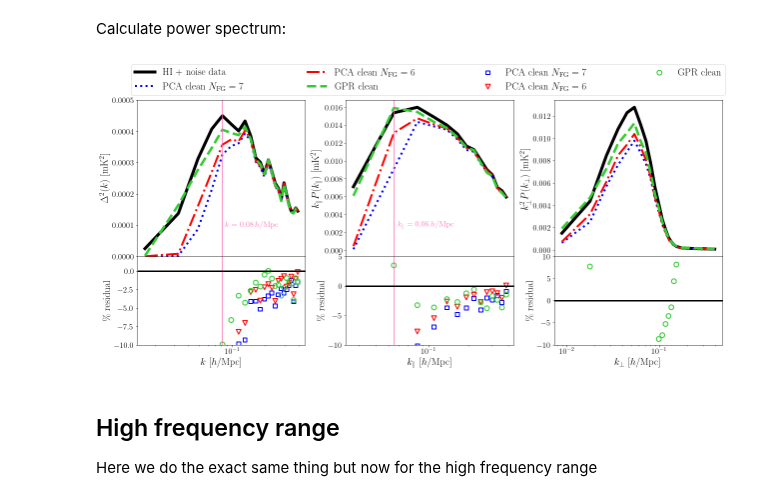
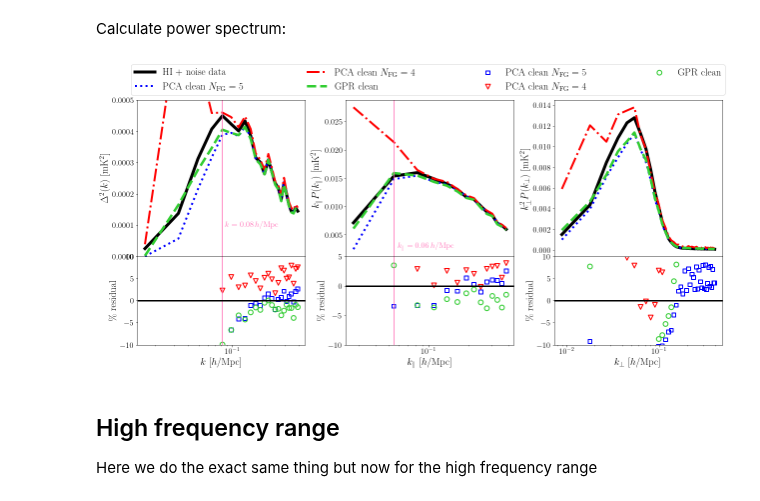
Before and after one commit to paulassoares/gpr4im, a Jupyter notebook: Jupyter Notebooks/Reproducible paper plots/With polarisation (bandwidth and redshift dependence).ipynb, the cells around one changed output. Cells and saved outputs as stored; diff of their text form; code cells hidden in the pictures.

Commit message:
changes to paper plots

```diff
--- a/Jupyter Notebooks/Reproducible paper plots/With polarisation (bandwidth and redshift dependence).ipynb
+++ b/Jupyter Notebooks/Reproducible paper plots/With polarisation (bandwidth and redshift dependence).ipynb
@@ -29,8 +29,8 @@ multinest = multinest_results.wpol_lofreq
 # %% [markdown]
 PCA foreground removal:
 # %%
-pca_res6 = fg.PCAclean(FGwpol_HI_noise_data, N_FG=6)[0]
-pca_res7 = fg.PCAclean(FGwpol_HI_noise_data, N_FG=7)[0]
+pca_res4 = fg.PCAclean(FGwpol_HI_noise_data, N_FG=4)[0]
+pca_res5 = fg.PCAclean(FGwpol_HI_noise_data, N_FG=5)[0]
 # %%
 kern_smooth = GPy.kern.RBF(1, variance = multinest.rbf1_var, lengthscale = multinest.rbf1_len)
 kern_pol = GPy.kern.RBF(1, variance = multinest.rbf2_var, lengthscale = multinest.rbf2_len)
@@ -95,8 +95,8 @@ HI_pk = pk.getpk(HI_noise_data,w,W,nx,ny,nz,lx,ly,lz,kbins)[0]
 # residual power spectrum from GPR:
 GPR_pk = pk.getpk(gpr_result.res,w,W,nx,ny,nz,lx,ly,lz,kbins)[0]
 # residual power spectrum from PCA:
-PCA7_pk = pk.getpk(pca_res7,w,W,nx,ny,nz,lx,ly,lz,kbins)[0]
-PCA6_pk = pk.getpk(pca_res6,w,W,nx,ny,nz,lx,ly,lz,kbins)[0]
+PCA5_pk = pk.getpk(pca_res5,w,W,nx,ny,nz,lx,ly,lz,kbins)[0]
+PCA4_pk = pk.getpk(pca_res4,w,W,nx,ny,nz,lx,ly,lz,kbins)[0]
 
 # radial power spectrum:
 
@@ -105,8 +105,8 @@ HI_pk_para = pk.ParaPk(HI_noise_data, nx, ny, nz, lx, ly, lz, kbins_par, w, W)[0
 # residual power spectrum from GPR:
 GPR_pk_para = pk.ParaPk(gpr_result.res, nx, ny, nz, lx, ly, lz, kbins_par, w, W)[0]
 # residual power spectrum from PCA:
-PCA7_pk_para = pk.ParaPk(pca_res7, nx, ny, nz, lx, ly, lz, kbins_par, w, W)[0]
-PCA6_pk_para = pk.ParaPk(pca_res6, nx, ny, nz, lx, ly, lz, kbins_par, w, W)[0]
+PCA5_pk_para = pk.ParaPk(pca_res5, nx, ny, nz, lx, ly, lz, kbins_par, w, W)[0]
+PCA4_pk_para = pk.ParaPk(pca_res4, nx, ny, nz, lx, ly, lz, kbins_par, w, W)[0]
 
 # transverse power spectrum:
 
@@ -115,15 +115,15 @@ HI_pk_perp = pk.PerpPk(HI_noise_data, nx, ny, nz, lx, ly, lz, kbins_perp, w, W)[
 # residual power spectrum from GPR, with bias correction:
 GPR_pk_perp = pk.PerpPk(gpr_result.res, nx, ny, nz, lx, ly, lz, kbins_perp, w, W)[0]
 # residual power spectrum from PCA:
-PCA7_pk_perp = pk.PerpPk(pca_res7, nx, ny, nz, lx, ly, lz, kbins_perp, w, W)[0]
-PCA6_pk_perp = pk.PerpPk(pca_res6, nx, ny, nz, lx, ly, lz, kbins_perp, w, W)[0]
+PCA5_pk_perp = pk.PerpPk(pca_res5, nx, ny, nz, lx, ly, lz, kbins_perp, w, W)[0]
+PCA4_pk_perp = pk.PerpPk(pca_res4, nx, ny, nz, lx, ly, lz, kbins_perp, w, W)[0]
 # %%
 fig, ((ax1, ax3, ax5), (ax2, ax4, ax6)) = plt.subplots(nrows=2, ncols=3, sharex='col', figsize=(21,9), gridspec_kw={'height_ratios': [3, 1.7]})
 fig.subplots_adjust(hspace=0, wspace=0.24)
 
 ax1.plot(k, (k*k*k*HI_pk)/(2*np.pi*np.pi), ls='solid', c='k', lw=6, label = r'HI + noise data')
-ax1.plot(k, (k*k*k*PCA7_pk)/(2*np.pi*np.pi), ls='dotted',c='b', lw=4)
-ax1.plot(k, (k*k*k*PCA6_pk)/(2*np.pi*np.pi), ls='dashdot',c='r', lw=4)
+ax1.plot(k, (k*k*k*PCA5_pk)/(2*np.pi*np.pi), ls='dotted',c='b', lw=4)
+ax1.plot(k, (k*k*k*PCA4_pk)/(2*np.pi*np.pi), ls='dashdot',c='r', lw=4)
 ax1.plot(k, (k*k*k*GPR_pk)/(2*np.pi*np.pi), ls='dashed', c='limegreen', lw=5)
 ax1.text(k[0]*5.3, 0.000095, r'$k = 0.08 \, h$/Mpc', c='hotpink')
 ax1.axvline(k[4], c='hotpink')
@@ -131,10 +131,10 @@ ax1.set_xscale('log')
 ax1.set_ylim(0,0.0005)
 ax1.set_ylabel('$\Delta^2 (k)$ [mK$^2$]', fontsize=20)
 
-ax2.scatter(k, 100*(PCA7_pk - HI_pk)/HI_pk, marker='s', s=60, edgecolor='b', facecolor='none', lw=2, label = r'PCA clean $N_{\rm FG} = 7$')
-ax2.scatter(k, 100*(PCA6_pk - HI_pk)/HI_pk, marker='v', s=90, edgecolor='r', facecolor='none', lw=2, label = r'PCA clean $N_{\rm FG} = 6$')
+ax2.scatter(k, 100*(PCA5_pk - HI_pk)/HI_pk, marker='s', s=60, edgecolor='b', facecolor='none', lw=2, label = r'PCA clean $N_{\rm FG} = 5$')
+ax2.scatter(k, 100*(PCA4_pk - HI_pk)/HI_pk, marker='v', s=90, edgecolor='r', facecolor='none', lw=2, label = r'PCA clean $N_{\rm FG} = 4$')
 ax2.scatter(k, 100*(GPR_pk - HI_pk)/HI_pk, s=90, marker='o', edgecolor='limegreen', facecolor='none', lw=2, label = r'GPR clean')
-ax2.set_ylim(-10,2)
+ax2.set_ylim(-10,10)
 ax2.axvline(k[4], c='hotpink')
 ax2.set_xscale('log')
 ax2.set_xlabel('$k$ [$h$/Mpc]', fontsize=20)
@@ -142,44 +142,44 @@ ax2.set_ylabel('\% residual', fontsize=20)
 ax2.axhline(0, c='k', lw=3)
 
 ax3.plot(kpar, kpar*HI_pk_para, ls='solid', c='k', lw=6)
-ax3.plot(kpar, kpar*PCA7_pk_para, ls='dotted',c='b', lw=4, label = r'PCA clean $N_{\rm FG} = 7$')
-ax3.plot(kpar, kpar*PCA6_pk_para, ls='dashdot',c='r', lw=4)
+ax3.plot(kpar, kpar*PCA5_pk_para, ls='dotted',c='b', lw=4, label = r'PCA clean $N_{\rm FG} = 5$')
+ax3.plot(kpar, kpar*PCA4_pk_para, ls='dashdot',c='r', lw=4)
 ax3.plot(kpar, kpar*GPR_pk_para, ls='dashed', c='limegreen', lw=5)
 ax3.text(k[0]*3.6, 0.0027, r'$k_\parallel = 0.06 \, h$/Mpc', c='hotpink')
 ax3.axvline(kpar[1], c='hotpink')
 ax3.set_xscale('log')
 ax3.set_ylabel('$k_\parallel P(k_\parallel)$ [mK$^2$]', fontsize=20)
 
-ax4.scatter(kpar, 100*(PCA7_pk_para - HI_pk_para)/HI_pk_para, marker='s', s=60, edgecolor='b', facecolor='none', lw=2)
-ax4.scatter(kpar, 100*(PCA6_pk_para - HI_pk_para)/HI_pk_para, marker='v', s=90, edgecolor='r', facecolor='none', lw=2)
+ax4.scatter(kpar, 100*(PCA5_pk_para - HI_pk_para)/HI_pk_para, marker='s', s=60, edgecolor='b', facecolor='none', lw=2)
+ax4.scatter(kpar, 100*(PCA4_pk_para - HI_pk_para)/HI_pk_para, marker='v', s=90, edgecolor='r', facecolor='none', lw=2)
 ax4.scatter(kpar, 100*(GPR_pk_para - HI_pk_para)/HI_pk_para, s=90, marker='o', edgecolor='limegreen', facecolor='none', lw=2)
 ax4.axvline(kpar[1], c='hotpink')
 ax4.set_ylim(-10,5)
 ax4.set_xscale('log')
 ax4.set_xlabel('$k_\parallel$ [$h$/Mpc]', fontsize=20)
 ax4.set_ylabel('\% residual', fontsize=20)
 ax4.axhline(0, c='k', lw=3)
 
 ax5.plot(kperp, kperp*kperp*HI_pk_perp, ls='solid', c='k', lw=6)
-ax5.plot(kperp, kperp*kperp*PCA7_pk_perp, ls='dotted',c='b', lw=4)
-ax5.plot(kperp, kperp*kperp*PCA6_pk_perp, ls='dashdot',c='r', lw=4, label = r'PCA clean $N_{\rm FG} = 6$')
+ax5.plot(kperp, kperp*kperp*PCA5_pk_perp, ls='dotted',c='b', lw=4)
+ax5.plot(kperp, kperp*kperp*PCA4_pk_perp, ls='dashdot',c='r', lw=4, label = r'PCA clean $N_{\rm FG} = 4$')
 ax5.plot(kperp, kperp*kperp*GPR_pk_perp, ls='dashed', c='limegreen', lw=5, label = r'GPR clean')
 ax5.set_xscale('log')
 ax5.set_ylabel('$k_\perp^2 P(k_\perp)$ [mK$^2$]', fontsize=20)
 
-ax6.scatter(kperp, 100*(PCA7_pk_perp - HI_pk_perp)/HI_pk_perp, marker='s', s=60, edgecolor='b', facecolor='none', lw=2)
-ax6.scatter(kperp, 100*(PCA6_pk_perp - HI_pk_perp)/HI_pk_perp, marker='v', s=90, edgecolor='r', facecolor='none', lw=2)
+ax6.scatter(kperp, 100*(PCA5_pk_perp - HI_pk_perp)/HI_pk_perp, marker='s', s=60, edgecolor='b', facecolor='none', lw=2)
+ax6.scatter(kperp, 100*(PCA4_pk_perp - HI_pk_perp)/HI_pk_perp, marker='v', s=90, edgecolor='r', facecolor='none', lw=2)
 ax6.scatter(kperp, 100*(GPR_pk_perp - HI_pk_perp)/HI_pk_perp, s=90, marker='o', edgecolor='limegreen', facecolor='none', lw=2)
 ax6.set_ylim(-10,10)
 ax6.set_xlabel('$k_\perp$ [$h$/Mpc]', fontsize=20)
 ax6.set_ylabel('\% residual', fontsize=20)
 ax6.axhline(0, c='k', lw=3)
 
 fig.legend(bbox_to_anchor=(0.11, 0.88, 0.8, 0), loc="lower left", mode="expand", ncol=4, fontsize=20)
 
 #plt.savefig('figs/pk_all_wpol_lofreq', dpi=300, bbox_inches="tight")
 # %% [output]
-[figure, old version]
+[figure, new version]
 # %% [markdown]
 ## High frequency range
 
```
Also changed, not shown: parts of 3 cells of this notebook, 4 other files.
